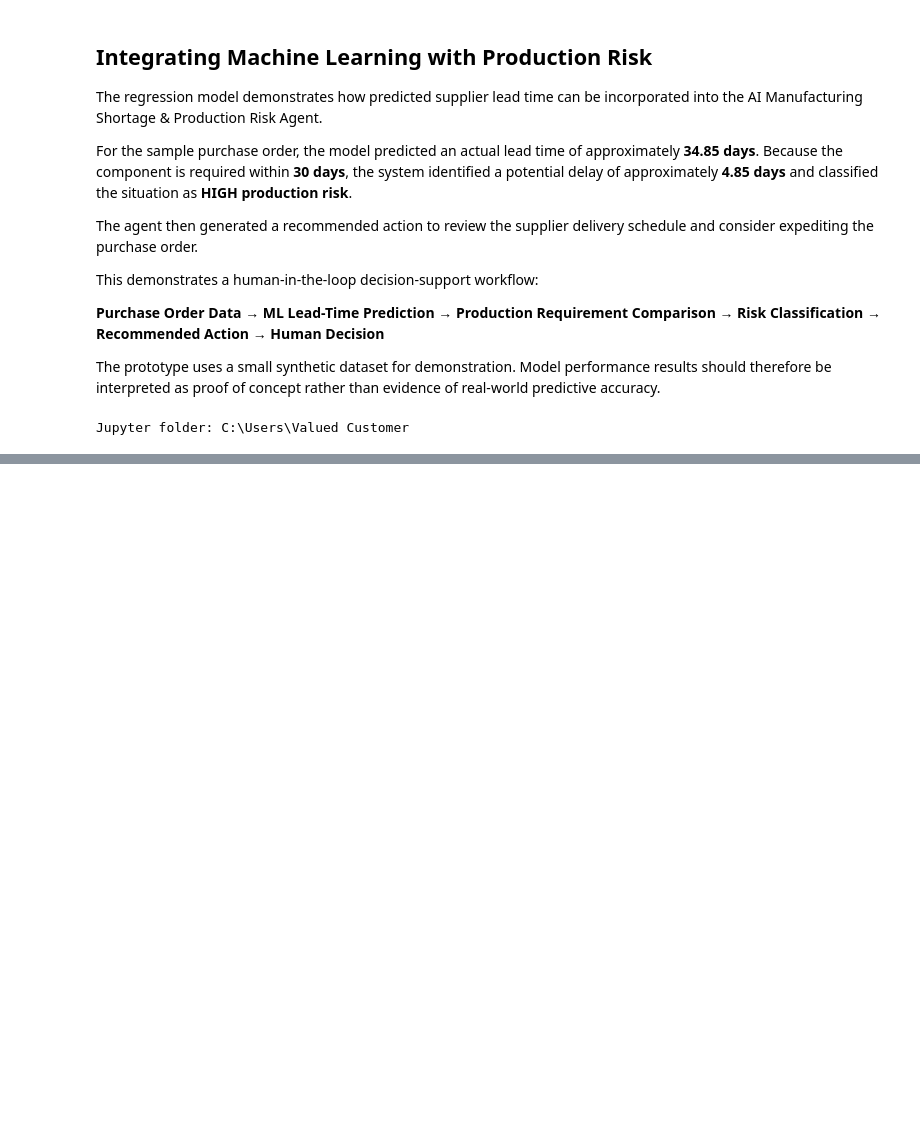
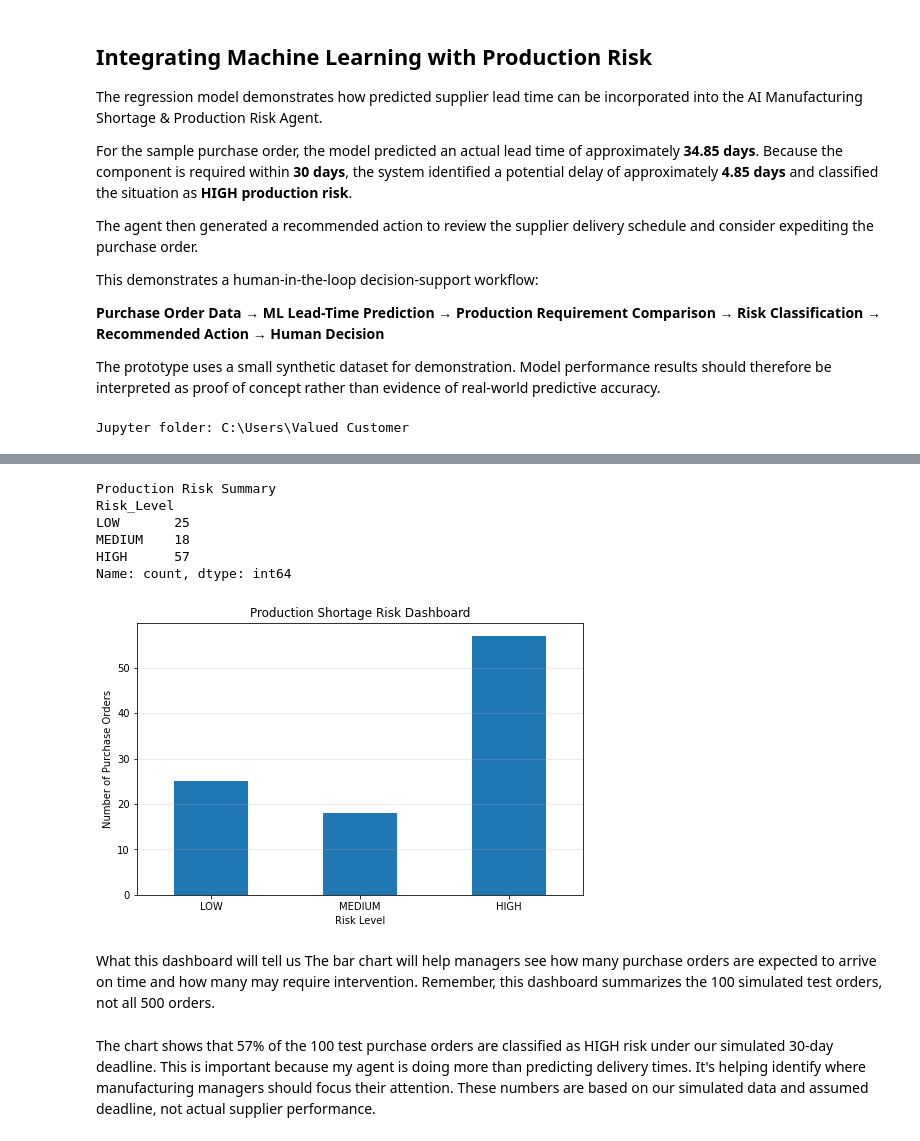
Before and after one commit to renaae/AI-Manufacturing-Shortage-Agent, a Jupyter notebook: AI_Manufacturing_Shortage_Agent.ipynb, the cells around one changed output, grey strips where cells are left out. Saved outputs shown, nothing was run; the diff lists cells and outputs as text; code cells hidden in the pictures; blank space fills up the shorter version.

```diff
--- a/AI_Manufacturing_Shortage_Agent.ipynb
+++ b/AI_Manufacturing_Shortage_Agent.ipynb
@@ -1070,0 +1568,44 @@ Jupyter folder: C:\Users\Valued Customer
+# %%
+
+# Step 19 - Executive production risk dashboard
+
+import matplotlib.pyplot as plt
+
+# Count purchase orders in each risk category
+risk_counts = (
+    risk_results['Risk_Level']
+    .value_counts()
+    .reindex(['LOW', 'MEDIUM', 'HIGH'], fill_value=0)
+)
+
+# Display the counts
+print("Production Risk Summary")
+print(risk_counts)
+
+# Create a bar chart
+plt.figure(figsize=(8, 5))
+risk_counts.plot(kind='bar')
+
+plt.title('Production Shortage Risk Dashboard')
+plt.xlabel('Risk Level')
+plt.ylabel('Number of Purchase Orders')
+plt.xticks(rotation=0)
+plt.grid(axis='y', alpha=0.3)
+
+plt.show()
+# %% [output]
+Production Risk Summary
+Risk_Level
+LOW       25
+MEDIUM    18
+HIGH      57
+Name: count, dtype: int64
+[figure, added]
+# %% [markdown]
+What this dashboard will tell us
+The bar chart will help managers see how many purchase orders are expected to arrive on time and how many may require intervention.
+Remember, this dashboard summarizes the 100 simulated test orders, not all 500 orders.
+# %% [markdown]
+The  chart shows that 57% of the 100 test purchase orders are classified as HIGH risk under our simulated 30-day deadline.
+This is important because my agent is doing more than predicting delivery times. It's helping identify where manufacturing managers should focus their attention.
+These numbers are based on our simulated data and assumed deadline, not actual supplier performance.
```
Also changed, not shown: parts of 44 cells of this notebook, 1 other file.
